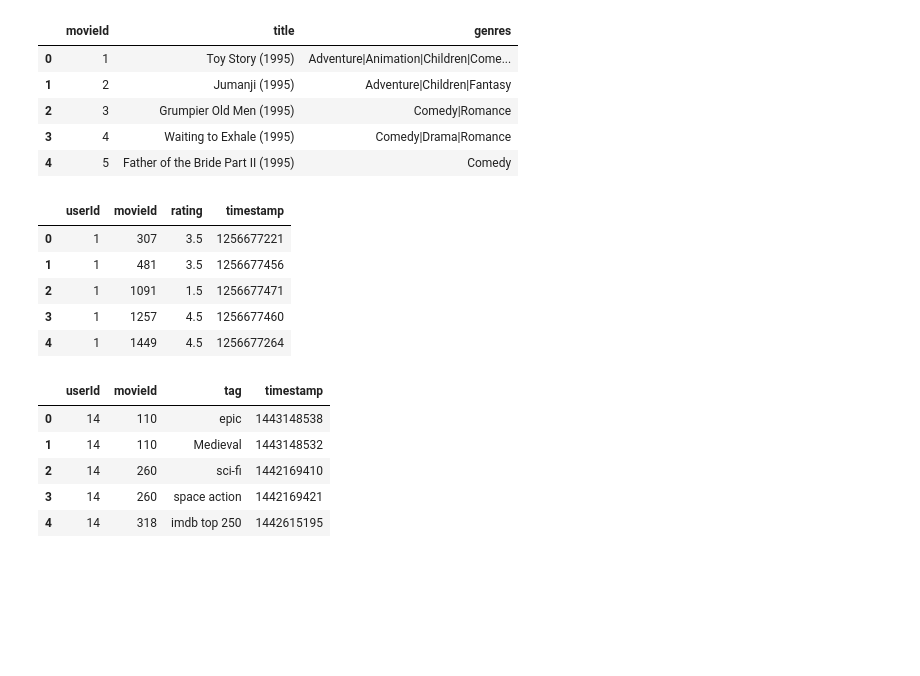
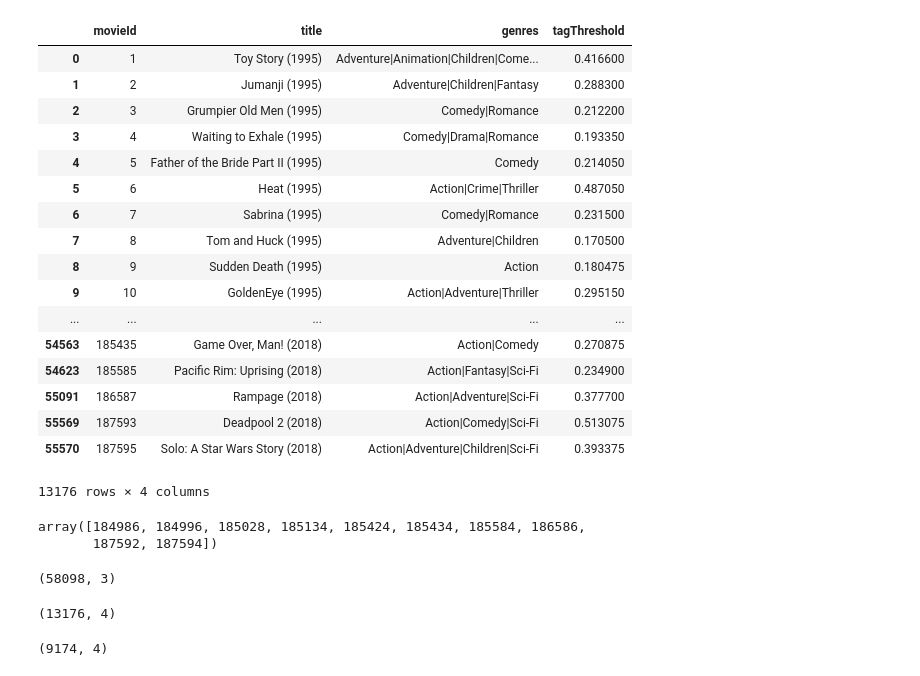
Before and after one commit to aayooush/Brogrammers, a Jupyter notebook: Untitled.ipynb, the cells around one changed output. Drawn from its saved outputs; the diff is of its cells as text; code cells hidden in the pictures; blank space fills up the shorter version.

```diff
--- a/Untitled.ipynb
+++ b/Untitled.ipynb
@@ -46,0 +25,2 @@ links.head()
+# %%
+temp = genome_scores.groupby('movieId').quantile(0.9).iloc[:,1]
@@ -47,27 +29,43 @@ links.head()
+# %%
+def addTagThreshold(x):
+    if int(x['movieId']) in temp.index:
+        return temp[int(x['movieId'])]
+    return 2
+
+
+data = movies.copy()
+
+# newMovie = genome_scores.iloc[:,0].unique()
+# newMovie = newMovie -1
+# %%
+data['tagThreshold'] = data.apply(addTagThreshold, axis=1)
+# %%
+data[data.tagThreshold != 2]
+# %% [output]
+|  | movieId | title | genres | tagThreshold |
+| 0 | 1 | Toy Story (1995) | Adventure|Animation|Children|Come... | 0.416600 |
+| 1 | 2 | Jumanji (1995) | Adventure|Children|Fantasy | 0.288300 |
+| 2 | 3 | Grumpier Old Men (1995) | Comedy|Romance | 0.212200 |
+| 3 | 4 | Waiting to Exhale (1995) | Comedy|Drama|Romance | 0.193350 |
+| 4 | 5 | Father of the Bride Part II (1995) | Comedy | 0.214050 |
+| 5 | 6 | Heat (1995) | Action|Crime|Thriller | 0.487050 |
+| 6 | 7 | Sabrina (1995) | Comedy|Romance | 0.231500 |
+| 7 | 8 | Tom and Huck (1995) | Adventure|Children | 0.170500 |
+| 8 | 9 | Sudden Death (1995) | Action | 0.180475 |
+| 9 | 10 | GoldenEye (1995) | Action|Adventure|Thriller | 0.295150 |
+| ... | ... | ... | ... | ... |
+| 54563 | 185435 | Game Over, Man! (2018) | Action|Comedy | 0.270875 |
+| 54623 | 185585 | Pacific Rim: Uprising (2018) | Action|Fantasy|Sci-Fi | 0.234900 |
+| 55091 | 186587 | Rampage (2018) | Action|Adventure|Sci-Fi | 0.377700 |
+| 55569 | 187593 | Deadpool 2 (2018) | Action|Comedy|Sci-Fi | 0.513075 |
+| 55570 | 187595 | Solo: A Star Wars Story (2018) | Action|Adventure|Children|Sci-Fi | 0.393375 |
+13176 rows × 4 columns
+# %%
+newMovie[-10:]
+# %% [output]
+array([184986, 184996, 185028, 185134, 185424, 185434, 185584, 186586,
+       187592, 187594])
 # %%
-movies.head()
+movies.shape
 # %% [output]
-|  | movieId | title | genres |
-| 0 | 1 | Toy Story (1995) | Adventure|Animation|Children|Come... |
-| 1 | 2 | Jumanji (1995) | Adventure|Children|Fantasy |
-| 2 | 3 | Grumpier Old Men (1995) | Comedy|Romance |
-| 3 | 4 | Waiting to Exhale (1995) | Comedy|Drama|Romance |
-| 4 | 5 | Father of the Bride Part II (1995) | Comedy |
+(58098, 3)
-# %%
-ratings.head()
-# %% [output]
-|  | userId | movieId | rating | timestamp |
-| 0 | 1 | 307 | 3.5 | 1256677221 |
-| 1 | 1 | 481 | 3.5 | 1256677456 |
-| 2 | 1 | 1091 | 1.5 | 1256677471 |
-| 3 | 1 | 1257 | 4.5 | 1256677460 |
-| 4 | 1 | 1449 | 4.5 | 1256677264 |
-# %%
-tags.head()
-# %% [output]
-|  | userId | movieId | tag | timestamp |
-| 0 | 14 | 110 | epic | 1443148538 |
-| 1 | 14 | 110 | Medieval | 1443148532 |
-| 2 | 14 | 260 | sci-fi | 1442169410 |
-| 3 | 14 | 260 | space action | 1442169421 |
-| 4 | 14 | 318 | imdb top 250 | 1442615195 |
@@ -73,0 +78,4 @@ tags.head()
+# %%
+data.shape
+# %% [output]
+(13176, 4)
@@ -73,0 +86,4 @@ tags.head()
+# %%
+actualdata.shape
+# %% [output]
+(9174, 4)
```
Also changed, not shown: parts of 16 cells of this notebook.
